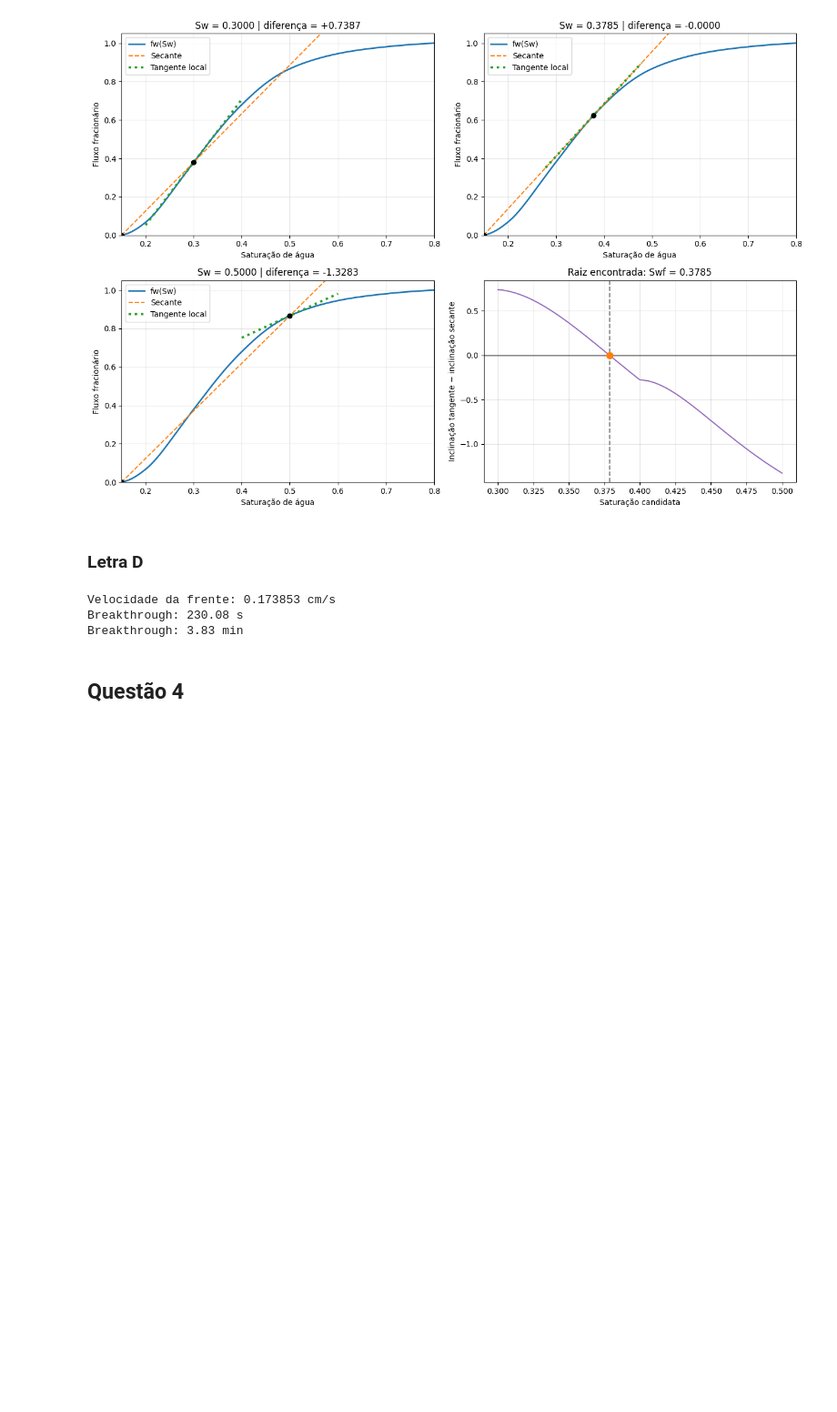
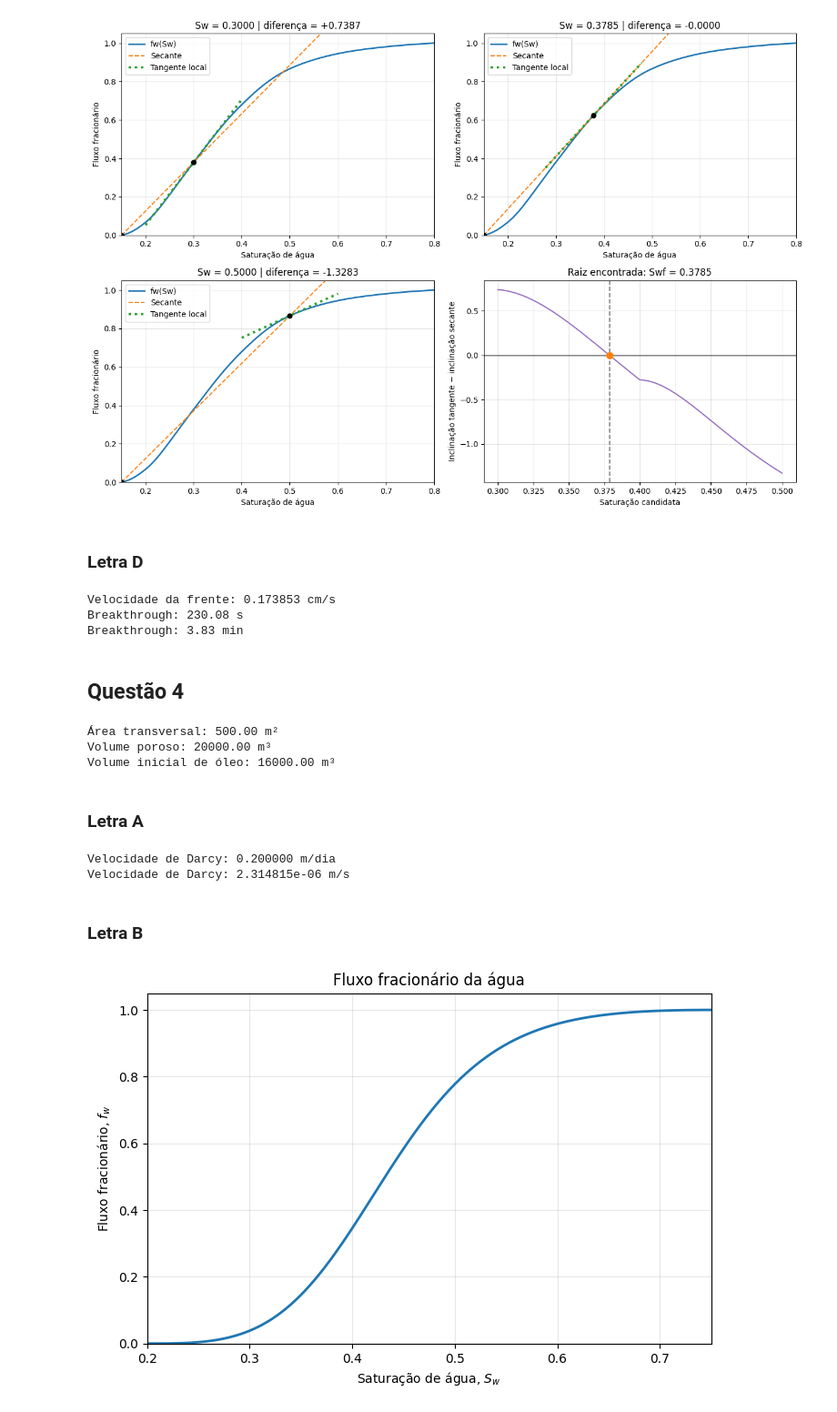
Before and after one commit to LucaMAinstein/pucrio_esc_meios_porosos, a Jupyter notebook: Ainstein_Luca_Lista3_EscPor.ipynb, the cells around one changed output. Shown at 91% size. Drawn from its saved outputs; the diff is of its cells as text; code cells hidden in the pictures; blank space fills up the shorter version.

```diff
--- a/Ainstein_Luca_Lista3_EscPor.ipynb
+++ b/Ainstein_Luca_Lista3_EscPor.ipynb
@@ -342,3 +342,37 @@ Breakthrough: 230.08 s
 Breakthrough: 3.83 min
 # %% [markdown]
 ## Questão 4
+# %%
+# Geometria
+L = 200.0      # m
+W = 50.0       # m
+H = 10.0       # m
+
+# Propriedades e vazão
+phi = 0.20
+K_mD = 500.0   # mD
+Qt = 100.0     # m³/dia
+
+# Viscosidades na mesma unidade
+mu_w = 1.0     # cP
+mu_o = 10.0    # cP
+
+# Saturações
+Swi = 0.20
+Sor = 0.25
+
+# Grandezas derivadas
+A = W * H
+Vp = phi * A * L
+OOIP = Vp * (1 - Swi)
+
+DeltaS = 1 - Swi - Sor
+Sw_max = 1 - Sor
+
+print(f"Área transversal: {A:.2f} m²")
+print(f"Volume poroso: {Vp:.2f} m³")
+print(f"Volume inicial de óleo: {OOIP:.2f} m³")
+# %% [output]
+Área transversal: 500.00 m²
+Volume poroso: 20000.00 m³
+Volume inicial de óleo: 16000.00 m³
@@ -344,0 +418,34 @@ Breakthrough: 3.83 min
+# %% [markdown]
+### Letra A
+# %%
+u_t = Qt / A
+
+print(f"Velocidade de Darcy: {u_t:.6f} m/dia")
+print(f"Velocidade de Darcy: {u_t / 86400:.6e} m/s")
+# %% [output]
+Velocidade de Darcy: 0.200000 m/dia
+Velocidade de Darcy: 2.314815e-06 m/s
+# %% [markdown]
+### Letra B
+# %%
+Sw_grid = np.linspace(Swi, Sw_max, 1000)
+
+plt.figure(figsize=(8, 5))
+
+plt.plot(
+    Sw_grid,
+    fw(Sw_grid, mu_o),
+    linewidth=2
+)
+
+plt.xlabel(r"Saturação de água, $S_w$")
+plt.ylabel(r"Fluxo fracionário, $f_w$")
+plt.title("Fluxo fracionário da água")
+
+plt.xlim(Swi, Sw_max)
+plt.ylim(0, 1.05)
+plt.grid(alpha=0.3)
+
+plt.show()
+# %% [output]
+[figure, added]
```
Also changed, not shown: parts of 5 cells of this notebook.
